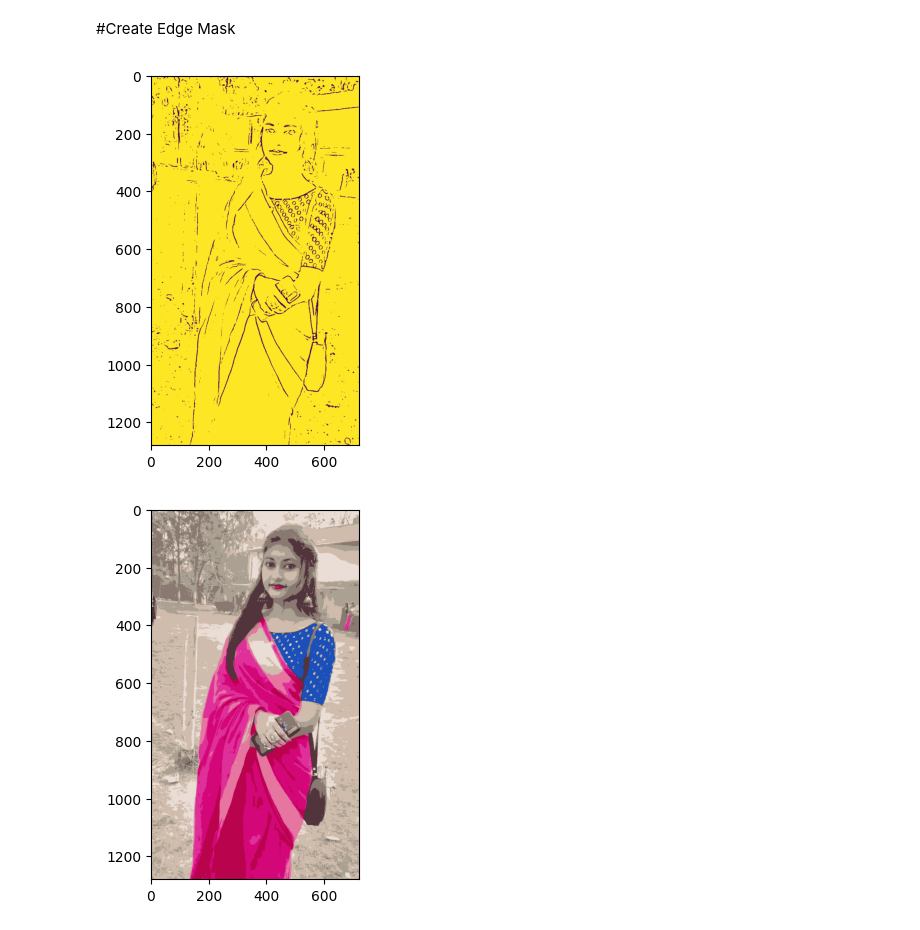
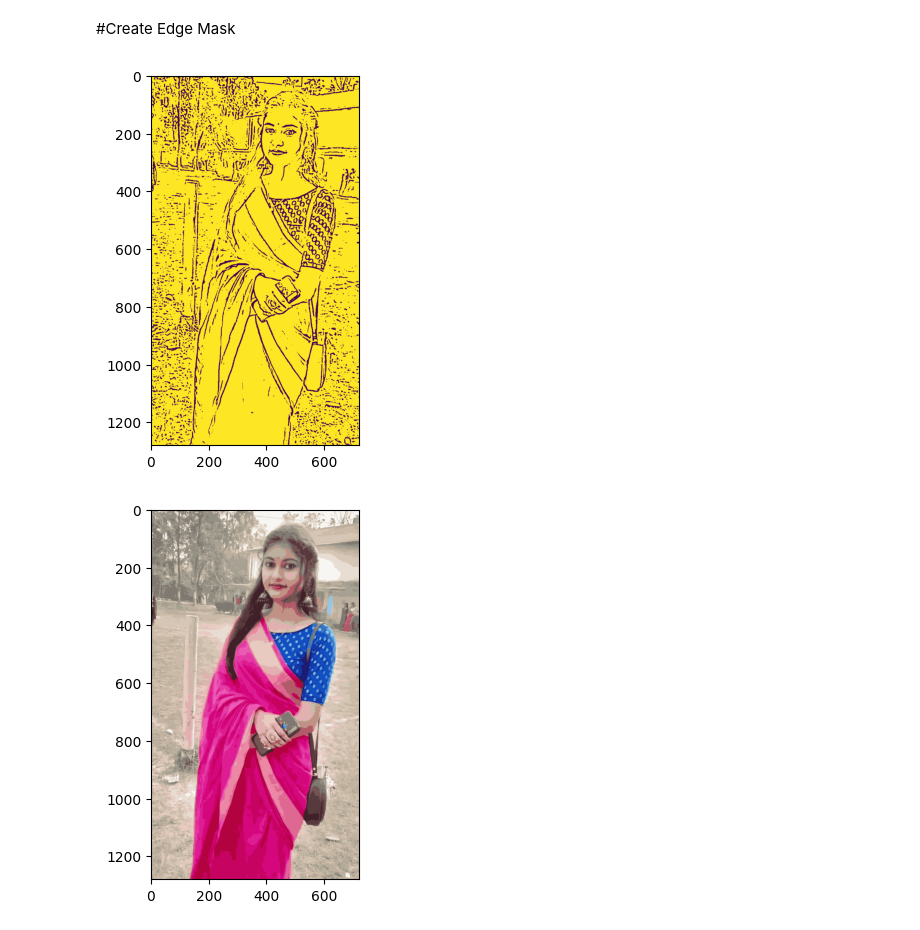
Before and after one commit to sky-m1618/PROJECT_1, a Jupyter notebook: P3_Image_to_cartoon.ipynb, the cells around one changed output. Saved outputs shown, nothing was run; the diff lists cells and outputs as text; code cells hidden in the pictures.

```diff
--- a/P3_Image_to_cartoon.ipynb
+++ b/P3_Image_to_cartoon.ipynb
@@ -27,11 +27,11 @@ def edge_mask(img,line_size , blur_value):
 
     return edges
 # %%
-edge_file = edge_mask(file , 7,7)
+edge_file = edge_mask(file , 9,5)
 plt.imshow(edge_file)
 plt.show()
 # %% [output]
-[figure, old version]
+[figure, new version]
 # %%
 def color_quantization(img , k):
     data = np.float32(img).reshape((-1,3))
@@ -47,11 +47,11 @@ def color_quantization(img , k):
     return result
 # %%
 
-reduced_color_image = color_quantization(file , 10)
+reduced_color_image = color_quantization(file , 30)
 plt.imshow(reduced_color_image)
 plt.show()
 # %% [output]
-[figure, old version]
+[figure, new version]
 # %%
 from cv2.detail import BundleAdjusterReproj
 blurred = cv2.bilateralFilter(reduced_color_image , d = 7 , sigmaColor=200 , sigmaSpace=200)
```
Also changed, not shown: parts of 2 cells of this notebook.
